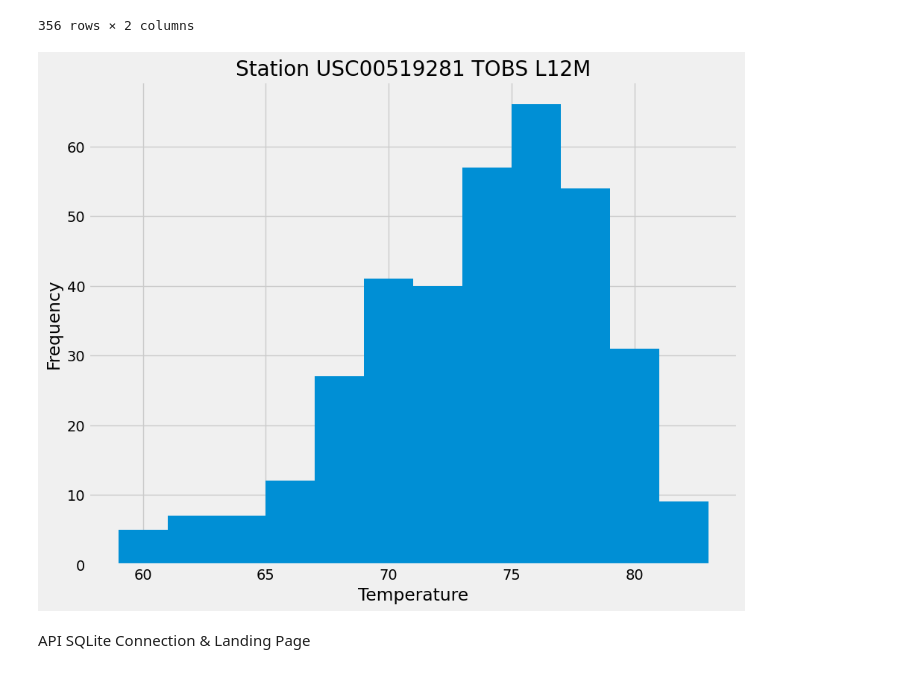
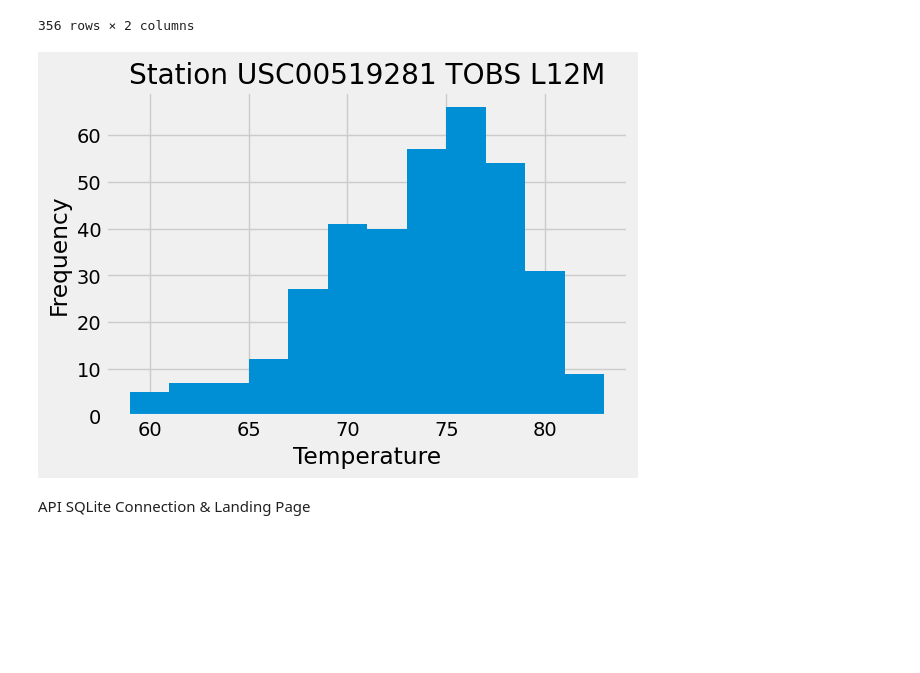
Before and after one commit to elizabethlconn/sqlalchemy-challenge, a Jupyter notebook: SurfsUp_submission.ipynb, the cells around one changed output. Cells and saved outputs as stored; diff of their text form; code cells hidden in the pictures; blank space fills up the shorter version.

```diff
--- a/SurfsUp_submission.ipynb
+++ b/SurfsUp_submission.ipynb
@@ -191,15 +191,15 @@ tobs_df
 | 355 | 2017-08-18 | 79.0 |
 356 rows × 2 columns
 # %%
-tobs_df['tobs'].hist(bins=12, figsize=(10,8))
+tobs_df['tobs'].hist(bins=12, figsize=(6,4))
 plt.title("Station USC00519281 TOBS L12M")
 plt.xlabel("Temperature")
 plt.ylabel("Frequency")
 
 # Show the plot
 plt.show()
 # %% [output]
-[figure, old version]
+[figure, new version]
 # %%
 station_session.close()
 # %% [markdown]
```
Also changed, not shown: parts of 2 cells of this notebook, 2 other files.
